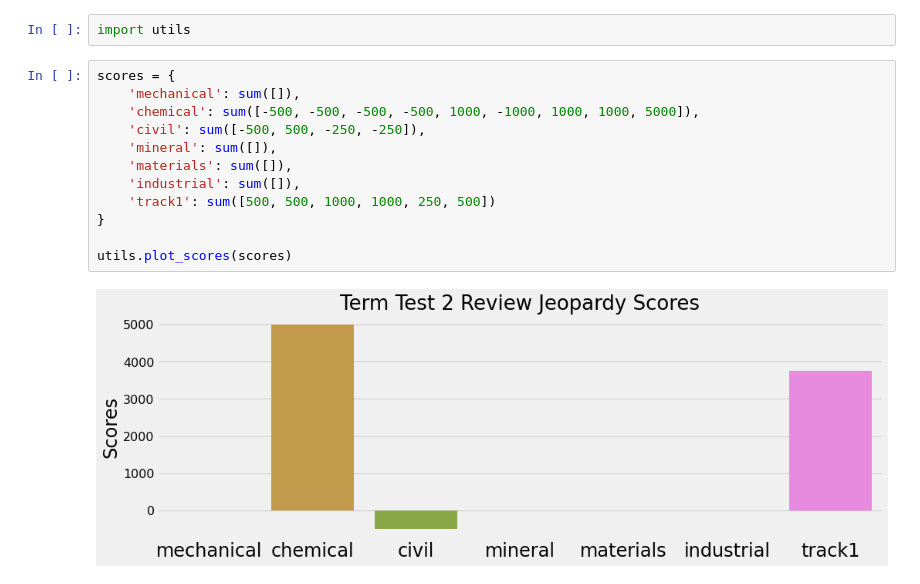
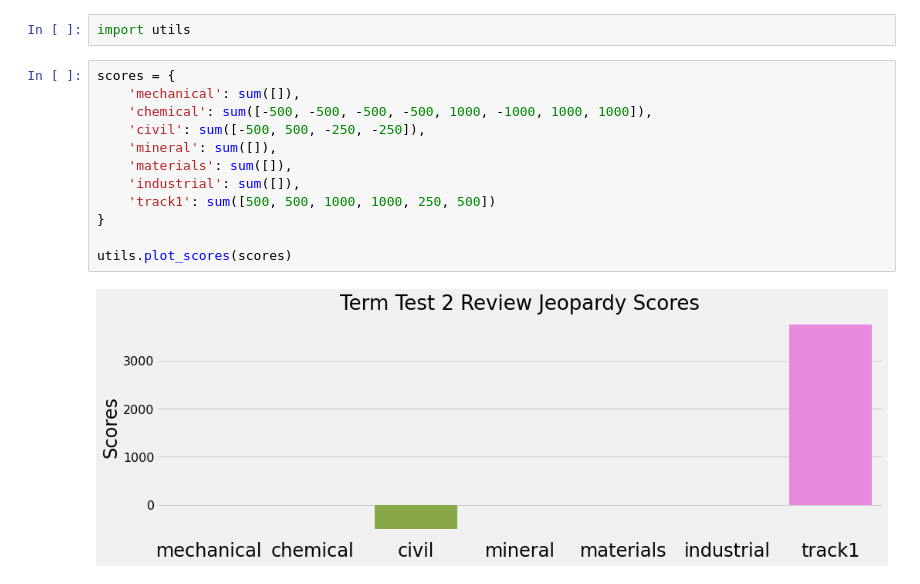
Before and after one commit to APS106/APS106-winter-2023-kinsella-goodfellow, a Jupyter notebook: lectures/week8/lecture3/notebooks/jeopardy_scores.ipynb, the cells around one changed output. Drawn from its saved outputs; the diff is of its cells as text.

```diff
--- a/lectures/week8/lecture3/notebooks/jeopardy_scores.ipynb
+++ b/lectures/week8/lecture3/notebooks/jeopardy_scores.ipynb
@@ -6,14 +6,14 @@ import utils
 # %%
 scores = {
     'mechanical': sum([]),
-    'chemical': sum([-500, -500, -500, -500, 1000, -1000, 1000, 1000, 5000]),
+    'chemical': sum([-500, -500, -500, -500, 1000, -1000, 1000, 1000]),
     'civil': sum([-500, 500, -250, -250]),
     'mineral': sum([]),
     'materials': sum([]),
     'industrial': sum([]),
     'track1': sum([500, 500, 1000, 1000, 250, 500])
 }
 
 utils.plot_scores(scores)
 # %% [output]
-[figure, old version]
+[figure, new version]
```
Also changed, not shown: 2 other files.
